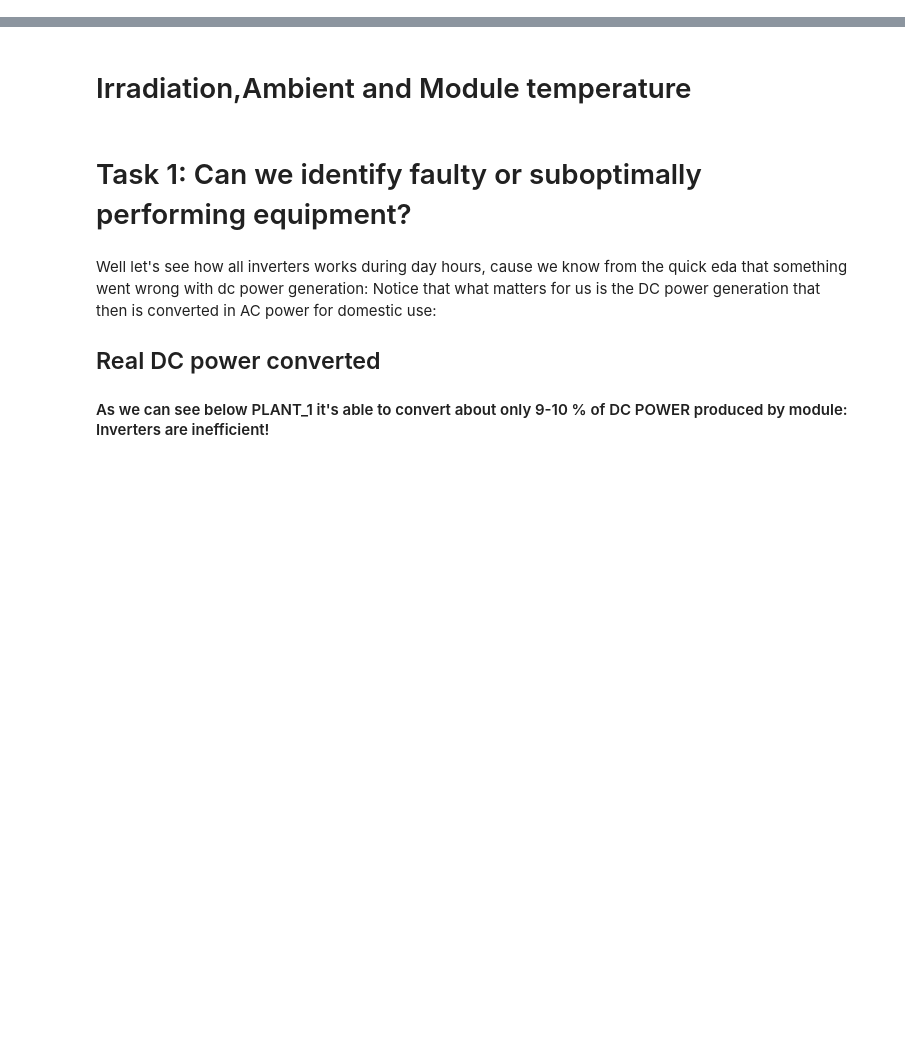
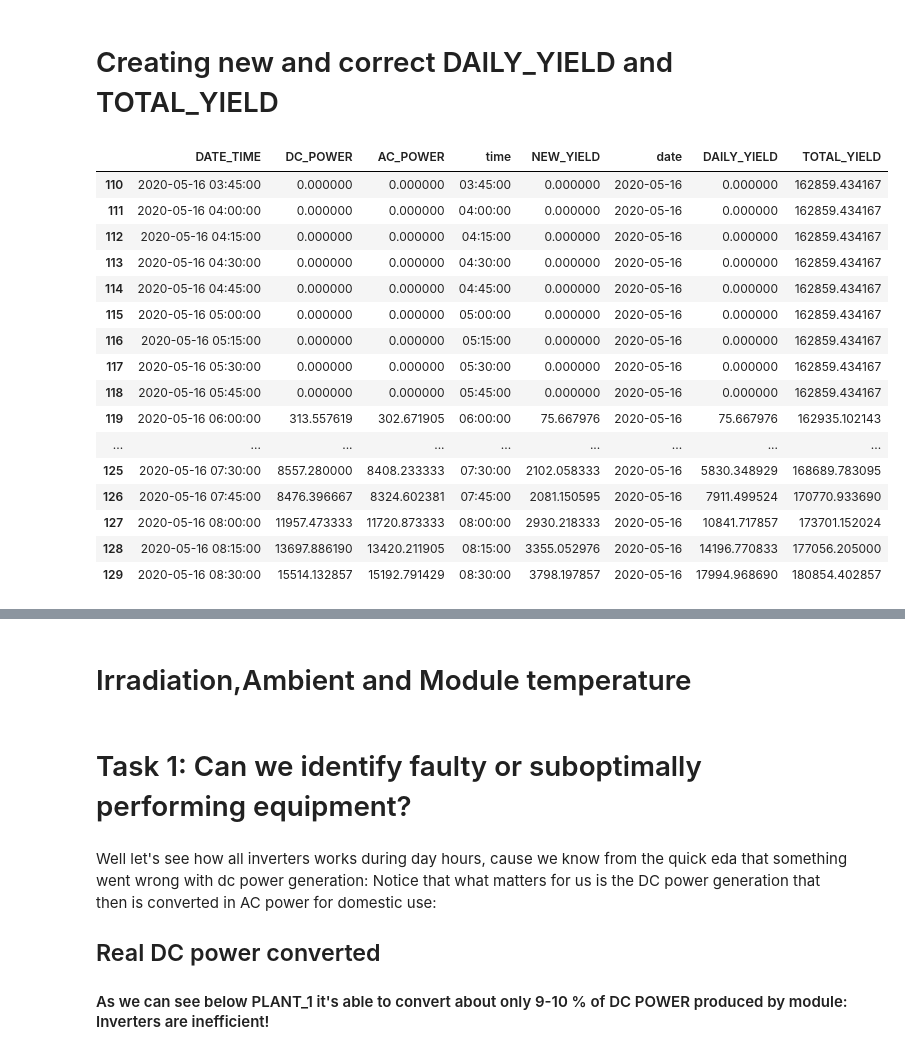
Before and after one commit to YohannesDK/DAT540_Group_11, a Jupyter notebook: Arima-Prophet-Tests.ipynb, the cells around one changed output, grey strips where cells are left out. Cells and saved outputs as stored; diff of their text form; code cells hidden in the pictures; blank space fills up the shorter version.

```diff
--- a/Arima-Prophet-Tests.ipynb
+++ b/Arima-Prophet-Tests.ipynb
@@ -37 +121,42 @@ plt.show()
+# %% [markdown]
+# Creating new and correct DAILY_YIELD and TOTAL_YIELD
+# %%
+new_df=df_gen.copy()
+new_df = new_df.drop(['DAILY_YIELD','TOTAL_YIELD'], 1) #Dropping DAILY_YIELD & TOTAL_YIELD. UNUSABLE
+
+new_df["NEW_YIELD"] = (new_df['AC_POWER'] * 0.25) #Energy generation during this step
+
+new_df['date']=new_df['DATE_TIME'].dt.date #taking date component of datetime into a new collumn
+
+
+new_df["DAILY_YIELD"] = new_df.groupby('date').NEW_YIELD.cumsum()
+new_df["TOTAL_YIELD"] = new_df.NEW_YIELD.cumsum()
+
+
+#testDays = new_df.loc[(new_df['DATE_TIME'] > '2020-05-16') & (new_df['DATE_TIME'] <= "2020-05-19")]
+#new_df = new_df.drop(['DAILY_YIELD','TOTAL_YIELD'], 1)
+
+
+#df_gen=gen_1.groupby('DATE_TIME').sum().reset_index() #group all items by the increments, which has several inverters. SUm all the inverter values into one. SO you get one value per time step for each collumn
+#df_gen['time']=df_gen['DATE_TIME'].dt.time #taking the time component from datetime and making a collumn
+
+new_df[110:130] #snapshot of new dataframe (single step)
+# %% [output]
+|  | DATE_TIME | DC_POWER | AC_POWER | time | NEW_YIELD | date | DAILY_YIELD | TOTAL_YIELD |
+| 110 | 2020-05-16 03:45:00 | 0.000000 | 0.000000 | 03:45:00 | 0.000000 | 2020-05-16 | 0.000000 | 162859.434167 |
+| 111 | 2020-05-16 04:00:00 | 0.000000 | 0.000000 | 04:00:00 | 0.000000 | 2020-05-16 | 0.000000 | 162859.434167 |
+| 112 | 2020-05-16 04:15:00 | 0.000000 | 0.000000 | 04:15:00 | 0.000000 | 2020-05-16 | 0.000000 | 162859.434167 |
+| 113 | 2020-05-16 04:30:00 | 0.000000 | 0.000000 | 04:30:00 | 0.000000 | 2020-05-16 | 0.000000 | 162859.434167 |
+| 114 | 2020-05-16 04:45:00 | 0.000000 | 0.000000 | 04:45:00 | 0.000000 | 2020-05-16 | 0.000000 | 162859.434167 |
+| 115 | 2020-05-16 05:00:00 | 0.000000 | 0.000000 | 05:00:00 | 0.000000 | 2020-05-16 | 0.000000 | 162859.434167 |
+| 116 | 2020-05-16 05:15:00 | 0.000000 | 0.000000 | 05:15:00 | 0.000000 | 2020-05-16 | 0.000000 | 162859.434167 |
+| 117 | 2020-05-16 05:30:00 | 0.000000 | 0.000000 | 05:30:00 | 0.000000 | 2020-05-16 | 0.000000 | 162859.434167 |
+| 118 | 2020-05-16 05:45:00 | 0.000000 | 0.000000 | 05:45:00 | 0.000000 | 2020-05-16 | 0.000000 | 162859.434167 |
+| 119 | 2020-05-16 06:00:00 | 313.557619 | 302.671905 | 06:00:00 | 75.667976 | 2020-05-16 | 75.667976 | 162935.102143 |
+| ... | ... | ... | ... | ... | ... | ... | ... | ... |
+| 125 | 2020-05-16 07:30:00 | 8557.280000 | 8408.233333 | 07:30:00 | 2102.058333 | 2020-05-16 | 5830.348929 | 168689.783095 |
+| 126 | 2020-05-16 07:45:00 | 8476.396667 | 8324.602381 | 07:45:00 | 2081.150595 | 2020-05-16 | 7911.499524 | 170770.933690 |
+| 127 | 2020-05-16 08:00:00 | 11957.473333 | 11720.873333 | 08:00:00 | 2930.218333 | 2020-05-16 | 10841.717857 | 173701.152024 |
+| 128 | 2020-05-16 08:15:00 | 13697.886190 | 13420.211905 | 08:15:00 | 3355.052976 | 2020-05-16 | 14196.770833 | 177056.205000 |
+| 129 | 2020-05-16 08:30:00 | 15514.132857 | 15192.791429 | 08:30:00 | 3798.197857 | 2020-05-16 | 17994.968690 | 180854.402857 |
 # %% [markdown]
```
Also changed, not shown: parts of 14 cells of this notebook.
